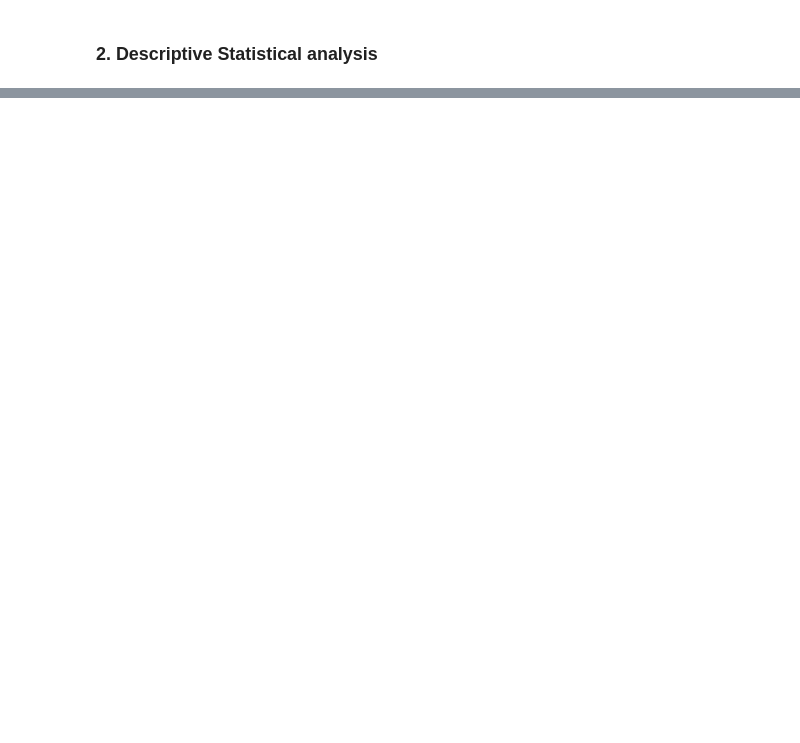
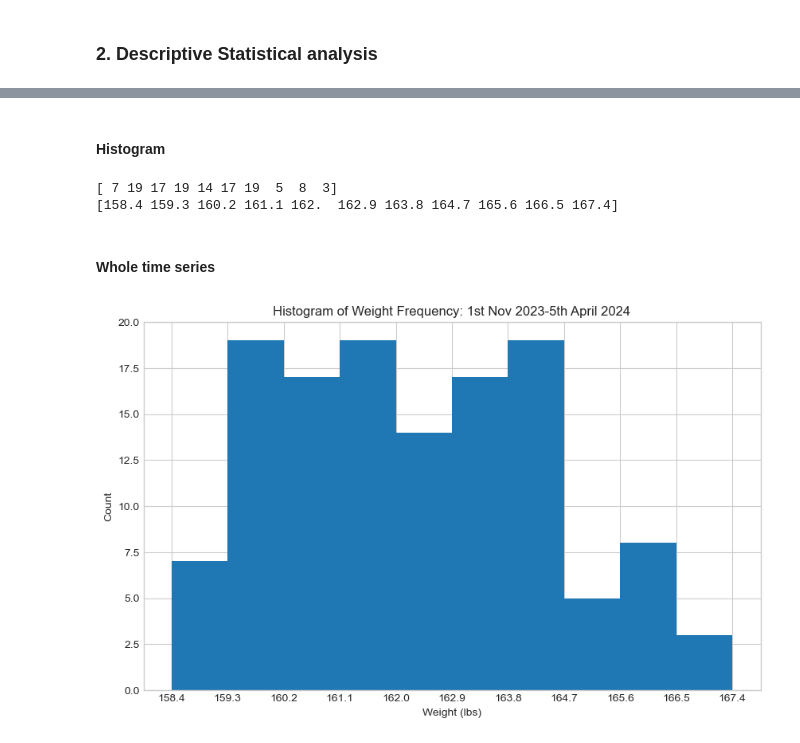
Before and after one commit to ryanjstone/jupyter-google-sheets, a Jupyter notebook: 2. Data Analysis.ipynb, the cells around one changed output, grey strips where cells are left out. Cells and saved outputs as stored; diff of their text form; code cells hidden in the pictures; blank space fills up the shorter version.

```diff
--- a/2. Data Analysis.ipynb
+++ b/2. Data Analysis.ipynb
@@ -118,0 +139,40 @@ plt.show()
+# %% [markdown]
+#### Histogram
+# %%
+# Get a list of bin intervals and counts of values
+count, bin_edges = np.histogram(df.weight)
+
+# Review frequency of values in each bin interval
+print(count)
+
+# Review list of bin intervals
+print(bin_edges)
+# %% [output]
+[ 7 19 17 19 14 17 19  5  8  3]
+[158.4 159.3 160.2 161.1 162.  162.9 163.8 164.7 165.6 166.5 167.4]
+# %% [markdown]
+####  Whole time series
+# %%
+# Plot histogram
+df.weight.plot(kind='hist', #Set type of plot as histogram
+               figsize=(10,6), # Set height and width
+               xticks=bin_edges) # Match x-axis labels with bin intervals
+               #yticks= # TODO: Change yticks to integer
+
+# Set axis range for the Y axis
+plt.ylim(0, count.max() + 1) # Add buffer in axis range
+
+# Add plot title and axis labels for context
+plt.title('Histogram of Weight Frequency: 1st Nov 2023-5th April 2024')
+plt.ylabel('Count')
+plt.xlabel('Weight (lbs)')
+
+# TODO: Add value label
+# for index, value in enumerate(bin_edges):
+#     label = format(int(value))
+#     plt.annotate(label, xy=(value, index), color='black')
+
+# Display plot
+plt.show()
+# %% [output]
+[figure, added]
```
Also changed, not shown: parts of 23 cells of this notebook.
